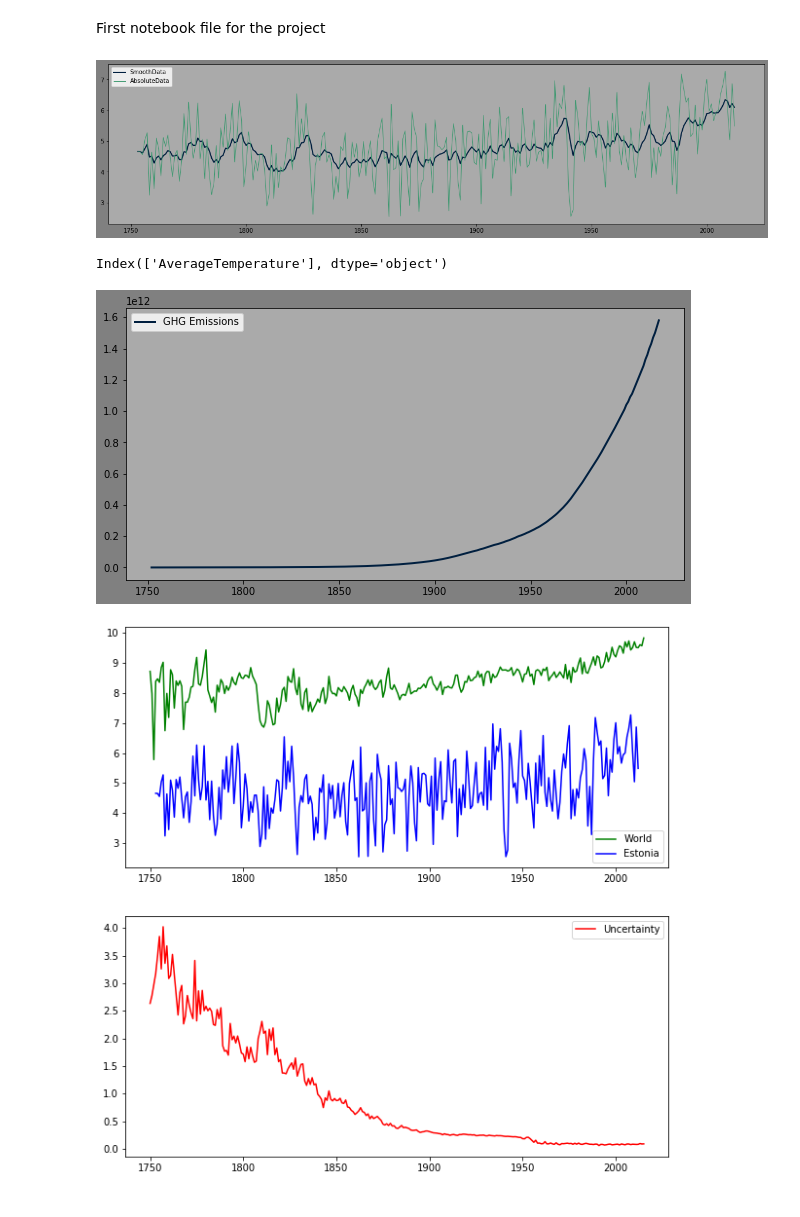
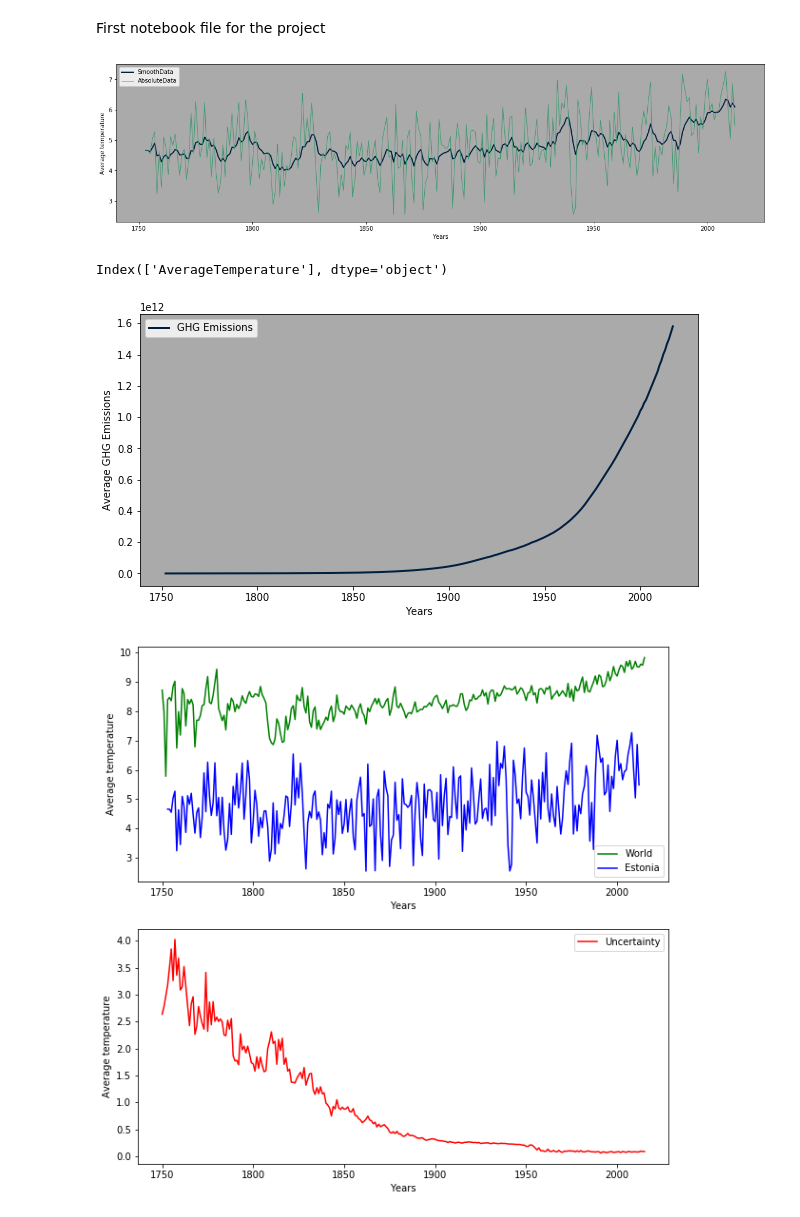
Before and after one commit to TL114/DataScience19, a Jupyter notebook: DS19.ipynb, the cells around one changed output. Cells and saved outputs as stored; diff of their text form; code cells hidden in the pictures.

```diff
--- a/DS19.ipynb
+++ b/DS19.ipynb
@@ -15,37 +15,44 @@ data_est1=data_abs_est.drop(["Unnamed: 0","AverageTemperatureUncertainty","Count
 data_est=data_est1[2:3122]
 data_est_year = data_est.groupby([data_est.index.year]).mean()
 data_smooth=data_est_year.ewm(com=5).mean()
-plt.figure(figsize=(20,5),facecolor="gray")
+plt.figure(figsize=(20,5),facecolor=None)
 ax=plt.axes()
+plt.xlabel('Years')
+plt.ylabel('Average temperature')
 ax.set_facecolor("#AAAAAA")
 plt.plot(data_smooth,"#001f3f",linewidth=2,label="SmoothData")
 plt.plot(data_est_year,"#3D9970" ,linewidth=1,label="AbsoluteData")
 plt.legend()
+plt.savefig('Temps1', dpi=500)
 plt.show()
+
 data_smooth.columns
 # %% [output]
-[figure, old version]
+[figure, new version]
 Index(['AverageTemperature'], dtype='object')
 # %%
 #data_emissions=pd.read_csv("emission data.csv")
 #world_emissions1=data_emissions[data_emissions["Country"]=="World"]
 #world_emissions2=world_emissions1.transpose()
 #world_emissions=world_emissions2[2::]
 #a=world_emissions.reset_index()
 #a.to_csv("emissions.csv")
 data_emissions = pd.read_csv("emissions.csv",index_col=1, header=0)
 world_emissions=data_emissions.drop("Unnamed: 0",axis=1)
 world_emissions
 
 
-plt.figure(figsize=(10,5),facecolor="gray")
+plt.figure(figsize=(10,5),facecolor="white")
 ax=plt.axes()
+plt.xlabel('Years')
+plt.ylabel('Average GHG Emissions')
 ax.set_facecolor("#AAAAAA")
 plt.plot(world_emissions,"#001f3f",linewidth=2,label="GHG Emissions")
 plt.legend()
+plt.savefig('Temps2', dpi=500)
 plt.show()
 # %% [output]
-[figure, old version]
+[figure, new version]
 # %%
 #Absolute temperatures annual global readings
 data_absolute=pd.read_csv("GlobalTemperatures.csv",index_col=0, header=0,  parse_dates=True)
@@ -58,13 +65,17 @@ data_absolute_year = data_absolute_1.groupby([data_absolute_1.index.year]).mean(
 data_absolute_year_uncertainty = data_absolute_2.groupby([data_absolute_1.index.year]).mean()
 fig, (ax1,ax2) = plt.subplots(2,figsize=(10,10))
 ax1.plot(data_absolute_year,"-g", label="World")
+plt.xlabel('Years')
+plt.ylabel('Average temperature')
 ax1.plot(data_est_year,"-b",label="Estonia")
 ax1.legend(loc=4)
+ax1.set(xlabel="Years", ylabel="Average temperature")
 ax2.plot(data_absolute_year_uncertainty,"-r",label="Uncertainty")
 ax2.legend(loc=1)
+plt.savefig('Temps3', dpi=500)
 plt.show()
 # %% [output]
-[figure, old version]
+[figure, new version]
 # %%
 #Temperature variations - temperature readings like these correspond to how different the reading was when compared
 #to global average for the years 1900-2000
```
Also changed, not shown: parts of 2 cells of this notebook, 7 other files.
